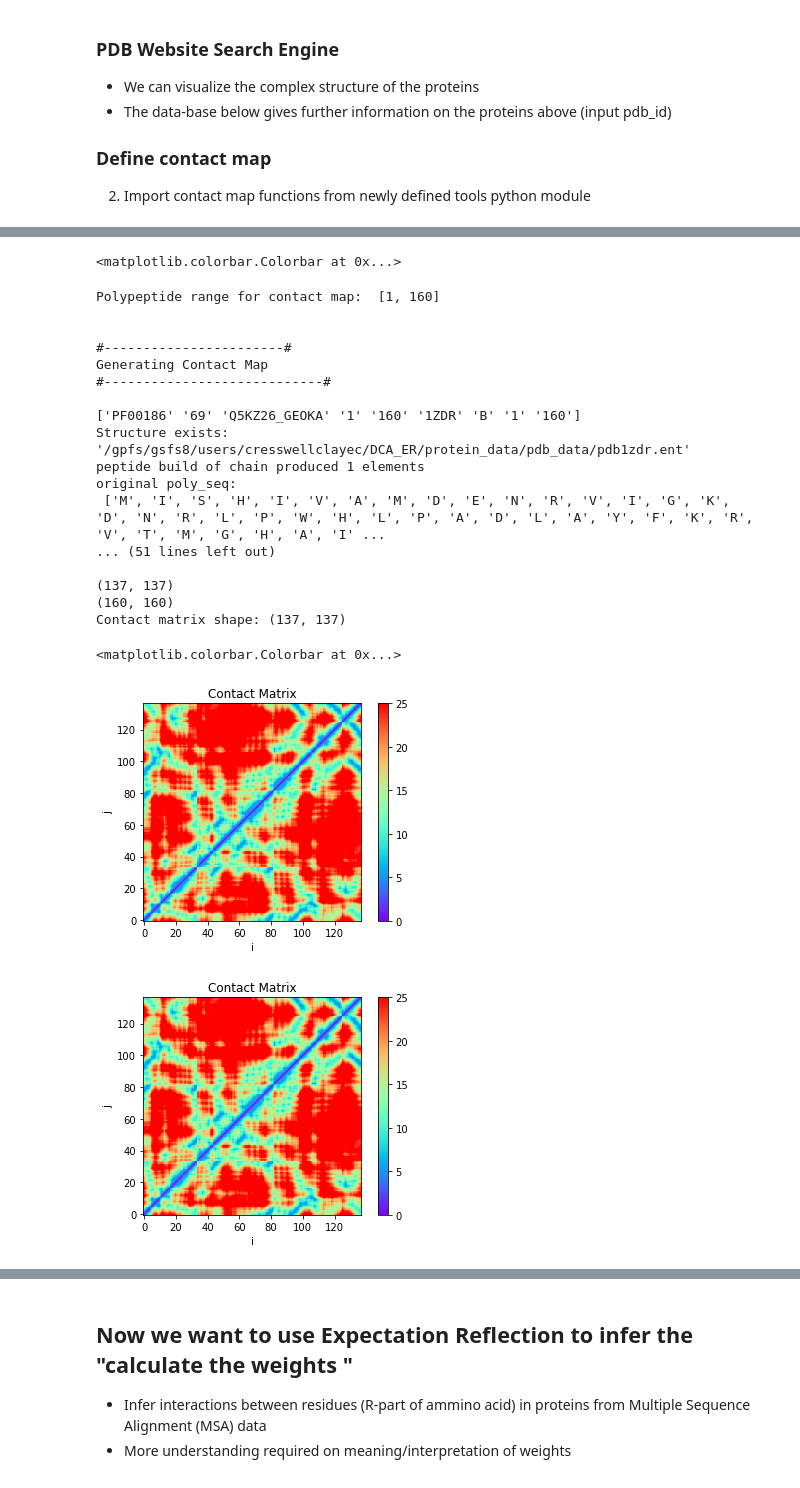
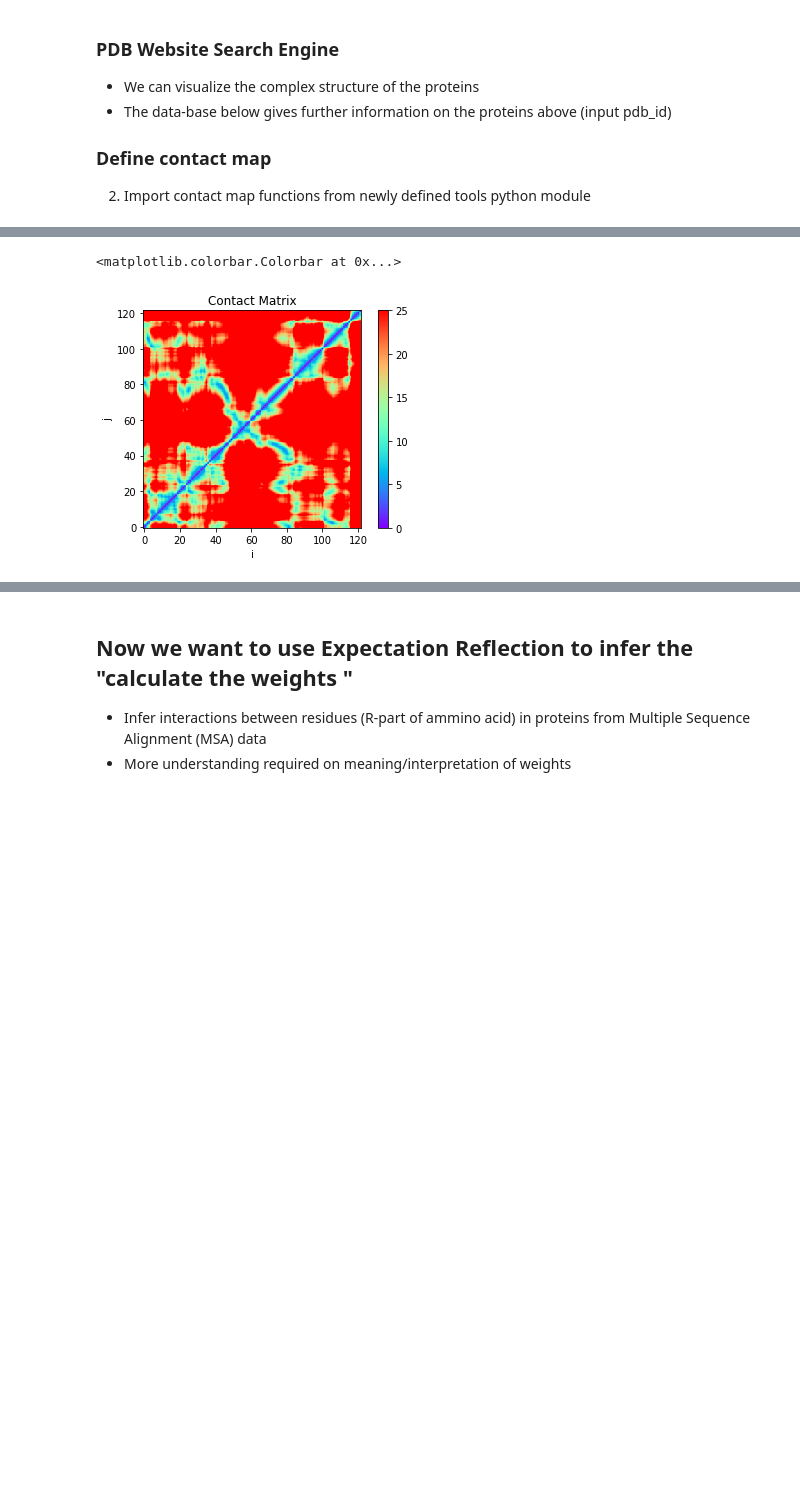
Before and after one commit to evancresswell/DCA_ER, a Jupyter notebook: ecc_DCA_ER.ipynb, the cells around one changed output, grey strips where cells are left out. Saved outputs shown, nothing was run; the diff lists cells and outputs as text; code cells hidden in the pictures; blank space fills up the shorter version.

```diff
--- a/ecc_DCA_ER.ipynb
+++ b/ecc_DCA_ER.ipynb
@@ -49,10 +49,12 @@ pfam_id = 'PF00011'
 pfam_id = 'PF14525'
 pfam_id = 'PF03496'
 pfam_id = 'PF00186'
+pfam_id = 'PF03678'
 
 
 n_jobs = 6
 create_new = True
+removing_cols = False
 
 
 if 0:
@@ -207,14 +215,38 @@ if pdb_pfam_map.shape[0] > 1:
 pp_range = [pdb_pfam_map.iloc[0]['PDB_START'], pdb_pfam_map.iloc[0]['PDB_END']]
 print('Polypeptide range for contact map: ', pp_range)
 
+# for pfam_id = 'PF03678'
+# pp_range = [576, 797]
+
+print(cols_removed)
 
 pdb_out = "%s/protein_data/pdb_data" % DCA_dir
 # Directory for storing PDB data locally
 # returns contact map with the appropriate columns removed..
 # For list of retained columns us s_index
-ct, ct_full, n_amino_full, poly_seq_curated = tools.contact_map(pdb, ipdb, pp_range, cols_removed, s_index, pdb_out_dir=pdb_out, printing=printing)
+ct, ct_full, n_amino_full, poly_seq_curated, poly_seq_range = tools.contact_map(pdb, ipdb, pp_range, cols_removed,
+                                                                                s_index, pdb_out_dir=pdb_out,
+                                                                                printing=printing, refseq = s0[tpdb])
 print(ct.shape)
 print(ct_full.shape)
+
+
+
+
+number2letter = {0: 'A', 1: 'C', 2: 'D', 3: 'E', 4: 'F', 5: 'G', 6: 'H', 7: 'I', 8: 'K', 9: 'L', \
+                 10: 'M', 11: 'N', 12: 'P', 13: 'Q', 14: 'R', 15: 'S', 16: 'T', 17: 'V', 18: 'W', 19: 'Y', 20: '-',
+                 21: 'U'}
+refseq = s0[tpdb]
+print(len(refseq))
+polyseq_str = ""
+refseq_str = ""
+for i, a in enumerate(refseq):
+    refseq_str += number2letter[a]
+    polyseq_str += poly_seq_range[i]
+print(refseq_str)
+print(polyseq_str)
+if refseq_str == polyseq_str:
+    print('match')
 
 
 ct_mat = ct
@@ -252,21 +284,2 @@ Contact matrix shape: (137, 137)
 <matplotlib.colorbar.Colorbar at 0x...>
-Polypeptide range for contact map:  [1, 160]
-
-
-#-----------------------#
-Generating Contact Map
-#----------------------------#
-
-['PF00186' '69' 'Q5KZ26_GEOKA' '1' '160' '1ZDR' 'B' '1' '160']
-Structure exists: '/gpfs/gsfs8/users/cresswellclayec/DCA_ER/protein_data/pdb_data/pdb1zdr.ent'
-peptide build of chain produced 1 elements
-original poly_seq:
- ['M', 'I', 'S', 'H', 'I', 'V', 'A', 'M', 'D', 'E', 'N', 'R', 'V', 'I', 'G', 'K', 'D', 'N', 'R', 'L', 'P', 'W', 'H', 'L', 'P', 'A', 'D', 'L', 'A', 'Y', 'F', 'K', 'R', 'V', 'T', 'M', 'G', 'H', 'A', 'I' ...
-... (51 lines left out)
-
-(137, 137)
-(160, 160)
-Contact matrix shape: (137, 137)
-<matplotlib.colorbar.Colorbar at 0x...>
-[figure, old version]
+[figure, new version]
-[figure, removed]
```
Also changed, not shown: parts of 20 cells of this notebook, 9 other files.
